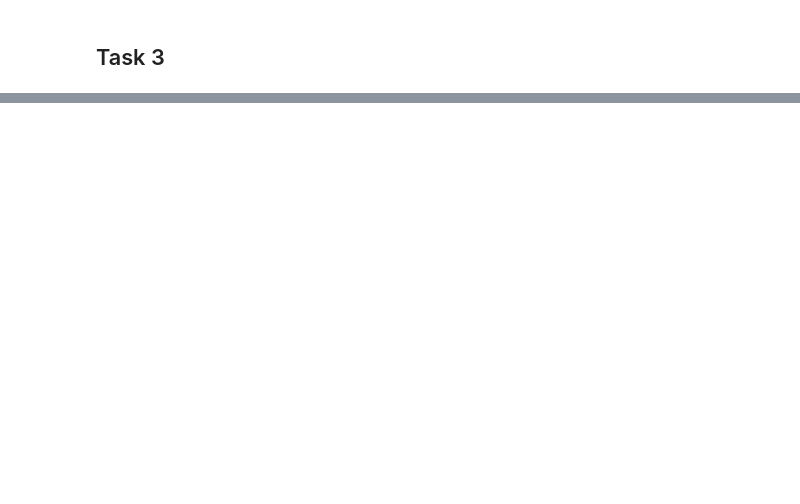
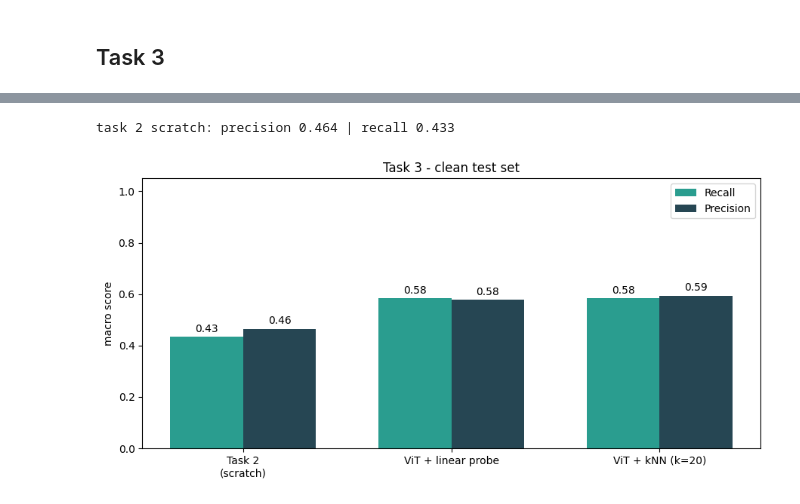
Before and after one commit to IvanBanny/dl-a2, a Jupyter notebook: a2.ipynb, the cells around one changed output, grey strips where cells are left out. Drawn from its saved outputs; the diff is of its cells as text; code cells hidden in the pictures; blank space fills up the shorter version.

Commit message:
adding task 3

```diff
--- a/a2.ipynb
+++ b/a2.ipynb
@@ -986,0 +1018,19 @@ class LinearProbeClassifier(nn.Module):
+# %%
+@torch.no_grad()
+def extract_features(model, loader):
+    model.eval()
+    feats, labels = [], []
+    for images, y in loader:
+        feats.append(model.features(images.to(DEVICE)).cpu())
+        labels.append(y)
+    return torch.cat(feats), torch.cat(labels)
+
+train_feats, train_labels = extract_features(probe, t3_train_loader)
+test_feats,  test_labels  = extract_features(probe, t3_test_loader)
+print("features:", tuple(train_feats.shape), tuple(test_feats.shape))
+
+# z-score using train stats, apply to both -> probe converges, kNN distances steadier
+mu = train_feats.mean(0, keepdim=True)
+sd = train_feats.std(0, keepdim=True) + 1e-6
+train_feats_n = (train_feats - mu) / sd
+test_feats_n  = (test_feats  - mu) / sd
@@ -986,0 +1113,26 @@ class LinearProbeClassifier(nn.Module):
+# %%
+# task 2 model on the clean test set (model + test_loader come from task 2)
+t2_logits, t2_labels = predict_logits(model, test_loader)
+t2_prec, t2_rec = compute_metrics(t2_logits, t2_labels, NUM_CLASSES, agg=True)
+print(f"task 2 scratch: precision {t2_prec:.3f} | recall {t2_rec:.3f}")
+
+methods = ["Task 2\n(scratch)", "ViT + linear probe", f"ViT + kNN (k={best_k})"]
+prec = [t2_prec, lp_prec, knn_prec]
+rec  = [t2_rec,  lp_rec,  knn_rec]
+
+x = np.arange(len(methods))
+w = 0.35
+fig, ax = plt.subplots(figsize=(9, 4.5))
+ax.bar(x - w/2, rec,  w, label="Recall",    color="#2a9d8f")
+ax.bar(x + w/2, prec, w, label="Precision", color="#264653")
+ax.set_xticks(x); ax.set_xticklabels(methods)
+ax.set_ylim(0, 1.05); ax.set_ylabel("macro score")
+ax.set_title("Task 3 - clean test set")
+for xi, (p, r) in enumerate(zip(prec, rec)):
+    ax.text(xi - w/2, r + 0.02, f"{r:.2f}", ha="center")
+    ax.text(xi + w/2, p + 0.02, f"{p:.2f}", ha="center")
+ax.legend()
+plt.tight_layout()
+# %% [output]
+task 2 scratch: precision 0.464 | recall 0.433
+[figure, added]
```
Also changed, not shown: parts of 15 cells of this notebook.
